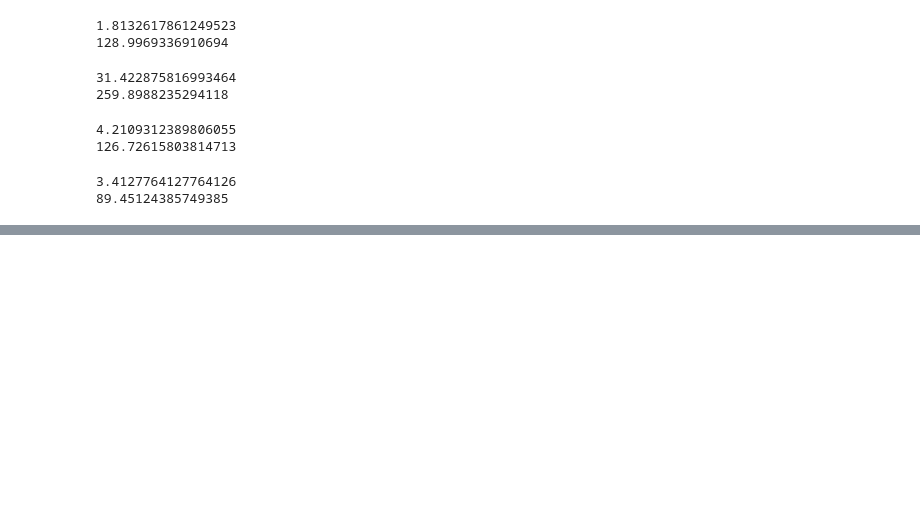
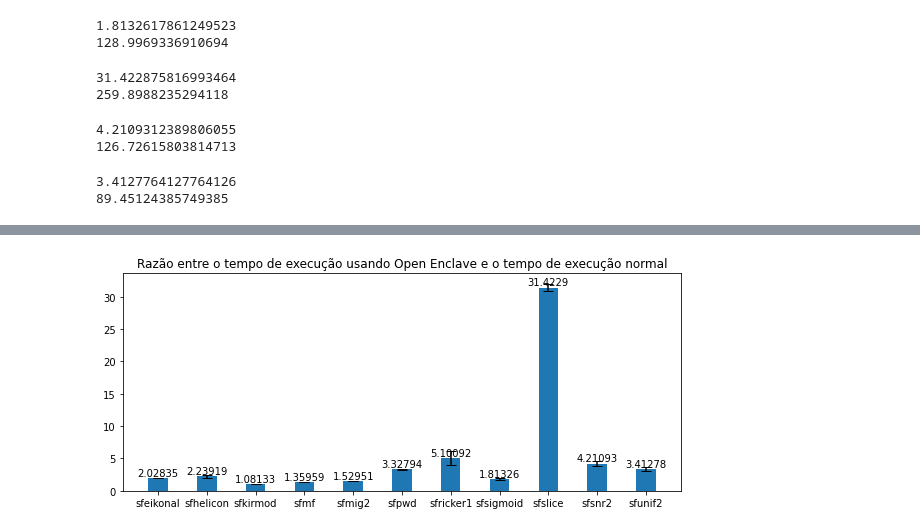
Before and after one commit to AndradeL/pfg-2021, a Jupyter notebook: data/results.ipynb, the cells around one changed output, grey strips where cells are left out. Saved outputs shown, nothing was run; the diff lists cells and outputs as text; code cells hidden in the pictures; blank space fills up the shorter version.

```diff
--- a/data/results.ipynb
+++ b/data/results.ipynb
@@ -208,0 +251,22 @@ plt.show()
+# %%
+fig, ax = plt.subplots()
+bars = ax.bar(x, rates, width)
+
+enclave_std_part = np.multiply(np.divide(np.ones(len(enclave_means)), normal_means), enclave_std)
+enclave_std_part = np.multiply(enclave_std_part, enclave_std_part)
+normal_std_part = np.multiply(np.divide(normal_means, np.multiply(enclave_means, enclave_means)) , normal_std)
+normal_std_part = np.multiply(normal_std_part, normal_std_part)
+ratio_std = np.sqrt(np.add(enclave_std_part, normal_std_part))
+
+ax.errorbar(x, rates, yerr=ratio_std, capsize=5, fmt=' ', color='black')
+# Add some text for labels, title and custom x-axis tick labels, etc.
+ax.set_title('Razão entre o tempo de execução usando Open Enclave e o tempo de execução normal')
+ax.set_xticks(x)
+ax.set_xticklabels(app_names)
+ax.bar_label(bars)
+
+fig.set_figwidth(10)
+
+plt.show()
+# %% [output]
+[figure, added]
```
Also changed, not shown: parts of 16 cells of this notebook.
